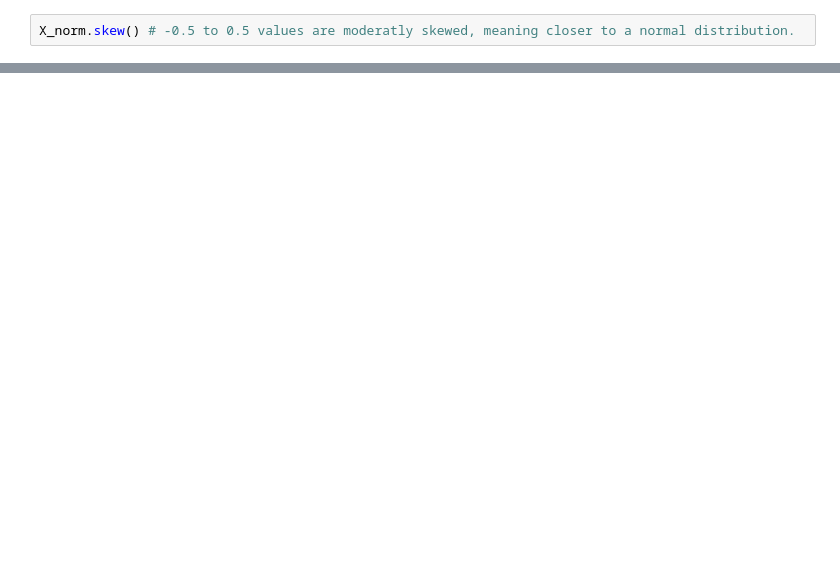
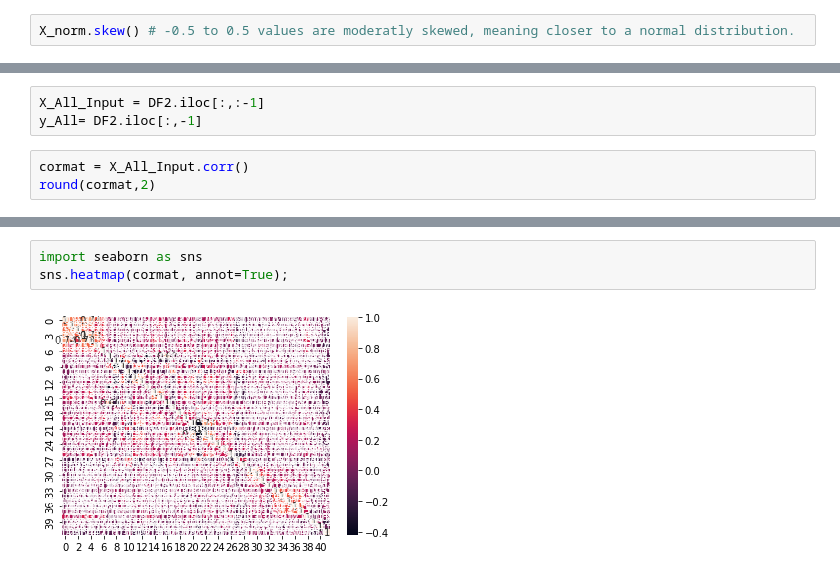
Before and after one commit to ayanoglu/OrtalamaTahmin, a Jupyter notebook: REDGPAmain.ipynb, the cells around one changed output, grey strips where cells are left out. Saved outputs shown, nothing was run; the diff lists cells and outputs as text; blank space fills up the shorter version.

```diff
--- a/REDGPAmain.ipynb
+++ b/REDGPAmain.ipynb
@@ -137,0 +244,6 @@ model.Sequential()
+# %%
+X_All_Input = DF2.iloc[:,:-1]
+y_All= DF2.iloc[:,-1]
+# %%
+cormat = X_All_Input.corr()
+round(cormat,2)
@@ -137,0 +268,5 @@ model.Sequential()
+# %%
+import seaborn as sns
+sns.heatmap(cormat, annot=True);
+# %% [output]
+[figure, added]
```
Also changed, not shown: parts of 38 cells of this notebook.
